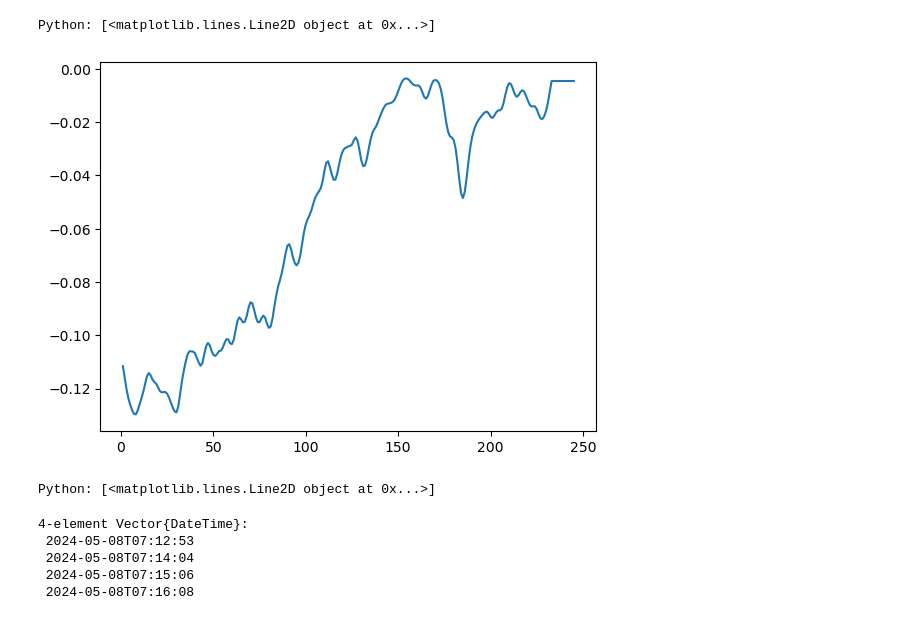
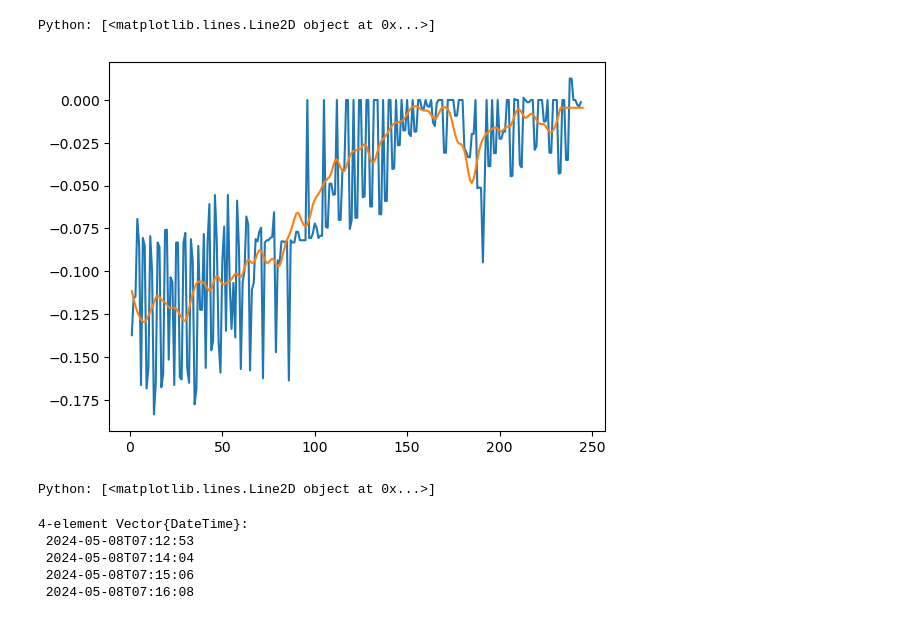
Before and after one commit to gher-uliege/drifter-raspberry-pi, a Jupyter notebook: drifter-track-plots.ipynb, the cells around one changed output. Drawn from its saved outputs; the diff is of its cells as text; code cells hidden in the pictures.

```diff
--- a/drifter-track-plots.ipynb
+++ b/drifter-track-plots.ipynb
@@ -239,9 +238,10 @@ Python: [<matplotlib.lines.Line2D object at 0x...>]
 # %%
 using PhysOcean: gaussfilter
 
+plot(u)
 plot(gaussfilter(u,12))
 # %% [output]
-[figure, old version]
+[figure, new version]
 Python: [<matplotlib.lines.Line2D object at 0x...>]
 # %%
 time[1:4]
```
Also changed, not shown: parts of 7 cells of this notebook.
